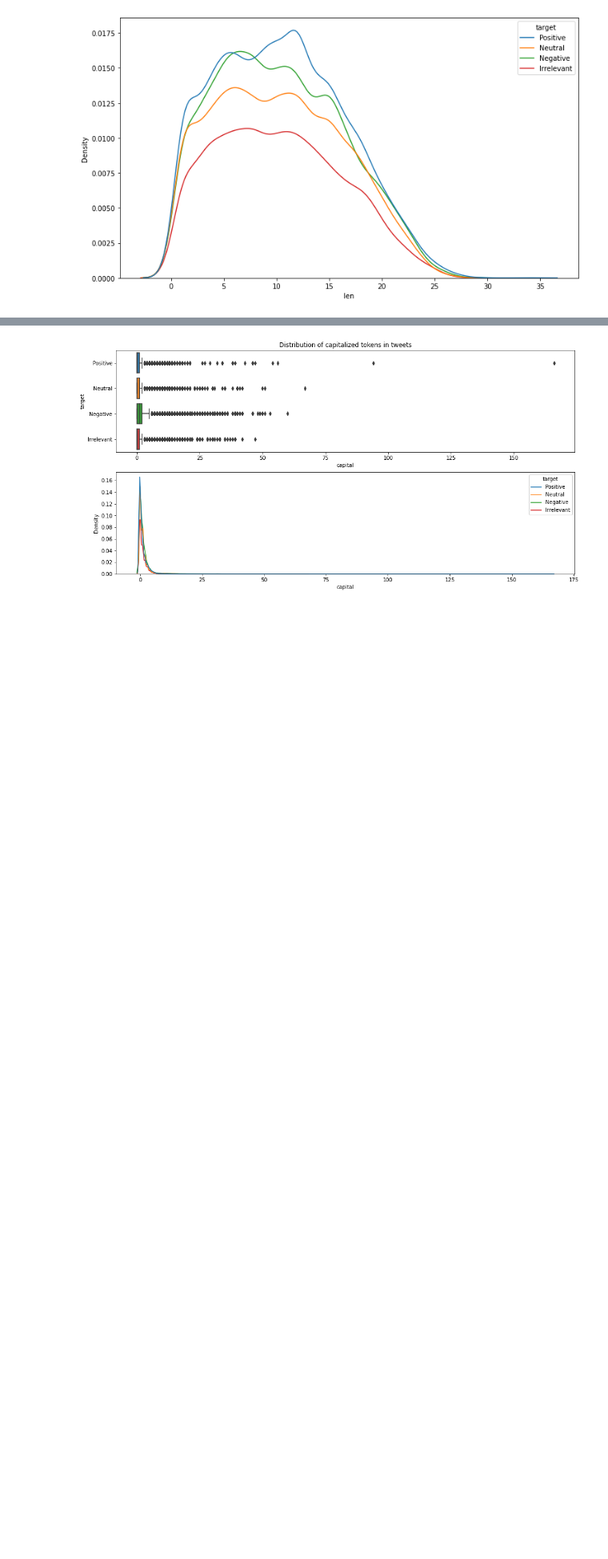
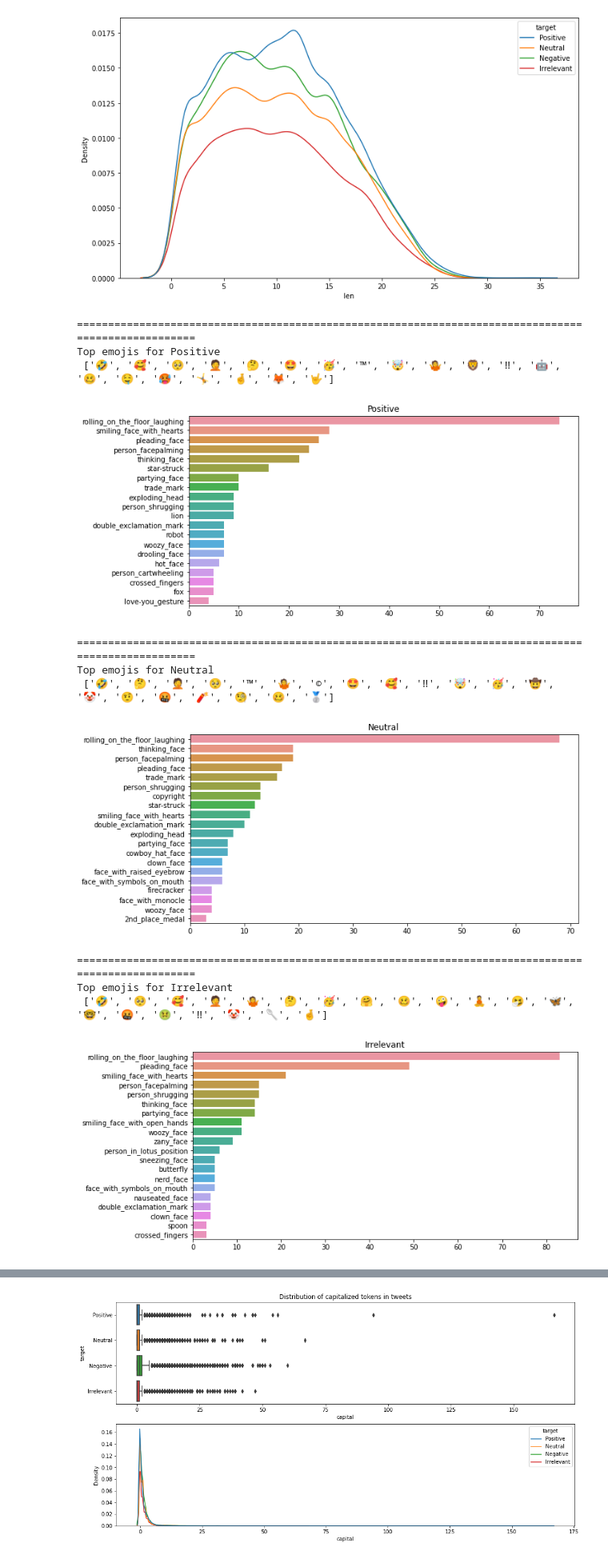
Before and after one commit to mamadyonline/NLP-projects, a Jupyter notebook: 01_sentiment_analysis.ipynb, the cells around one changed output, grey strips where cells are left out. Shown at 80% size. Saved outputs shown, nothing was run; the diff lists cells and outputs as text; code cells hidden in the pictures; blank space fills up the shorter version.

Commit message:
Add emojis analysis in the EDA

```diff
--- a/01_sentiment_analysis.ipynb
+++ b/01_sentiment_analysis.ipynb
@@ -291,0 +294,49 @@ plt.show()
+# %%
+# emoticons
+import emoji
+import regex as re
+
+def split_count(text):
+    data = re.findall(r'\X', text)
+    emoji_list = [
+        word for word in data
+        if any(char in emoji.EMOJI_DATA for char in word)
+    ]
+    return emoji_list
+# %%
+target_emojis = {
+    'Positive': [],
+    'Neutral': [],
+    'Irrelevant': [],
+    'Negative': []
+}
+
+pattern = re.compile('\u200d')
+for i, text in enumerate(tweets):
+    emoji_count = split_count(text)
+    if emoji_count:
+        emoji_count = [re.sub(pattern, '', e) for e in emoji_count]
+        target_emojis[train_data[TARGET].iloc[i]].extend(emoji_count)
+# %%
+for t, emojis in target_emojis.items():
+    plt.figure(figsize=(10, 5))
+    bar_info = pd.Series(emojis).value_counts()[:20]
+    print('=========='*10,  f'\nTop emojis for {t} \n', list(bar_info.index))
+    bar_info.index = [emoji.demojize(i, delimiters=("", "")) for i in bar_info.index]
+    sns.barplot(x=bar_info.values, y=bar_info.index)
+
+    plt.title(f'{t}')
+    plt.show()
+# %% [output]
+====================================================================================================
+Top emojis for Positive
+ ['🤣', '🥰', '🥺', '🤦', '🤔', '🤩', '🥳', '™', '🤯', '🤷', '🦁', '‼', '🤖', '🥴', '🤤', '🥵', '🤸', '🤞', '🦊', '🤟']
+[figure, added]
+====================================================================================================
+Top emojis for Neutral
+ ['🤣', '🤔', '🤦', '🥺', '™', '🤷', '©', '🤩', '🥰', '‼', '🤯', '🥳', '🤠', '🤡', '🤨', '🤬', '🧨', '🧐', '🥴', '🥈']
+[figure, added]
+====================================================================================================
+Top emojis for Irrelevant
+ ['🤣', '🥺', '🥰', '🤦', '🤷', '🤔', '🥳', '🤗', '🥴', '🤪', '🧘', '🤧', '🦋', '🤓', '🤬', '🤢', '‼', '🤡', '🥄', '🤞']
+[figure, added]
```
Also changed, not shown: parts of 3 cells of this notebook.
